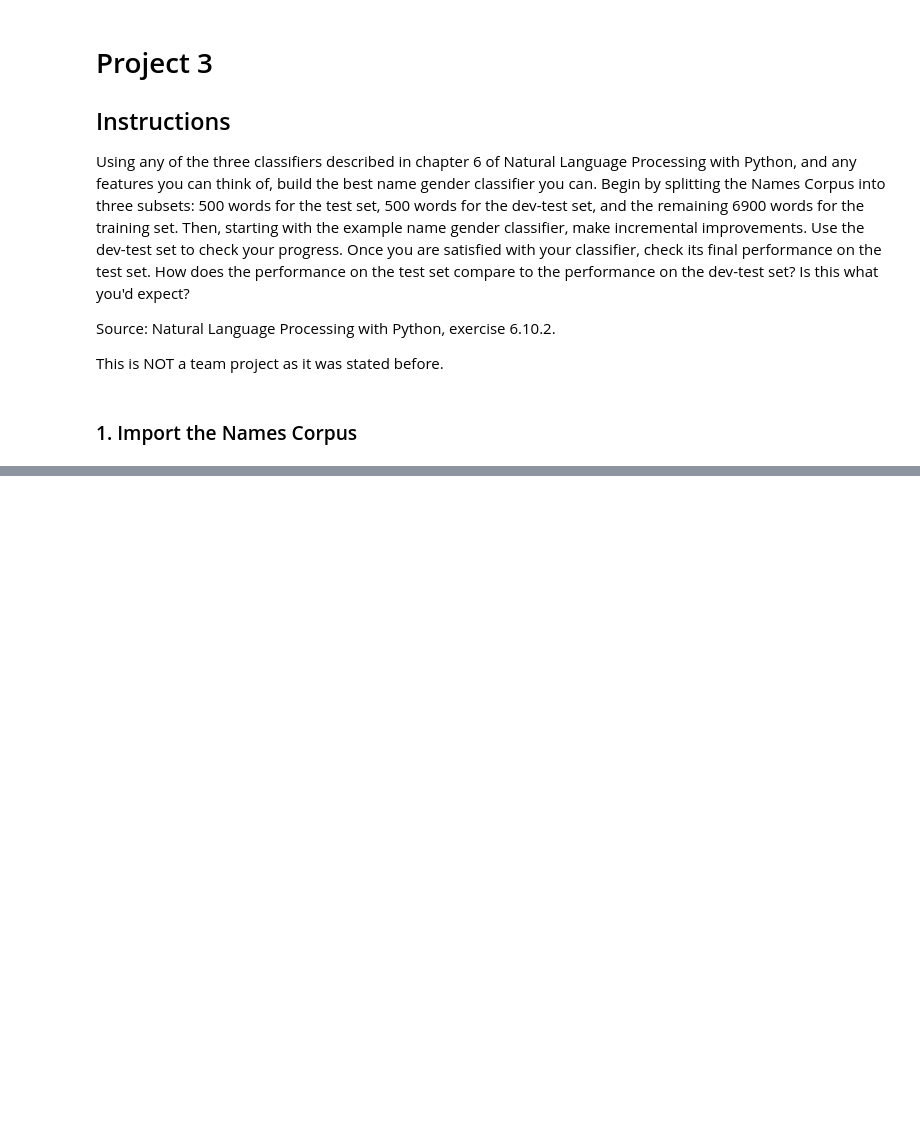
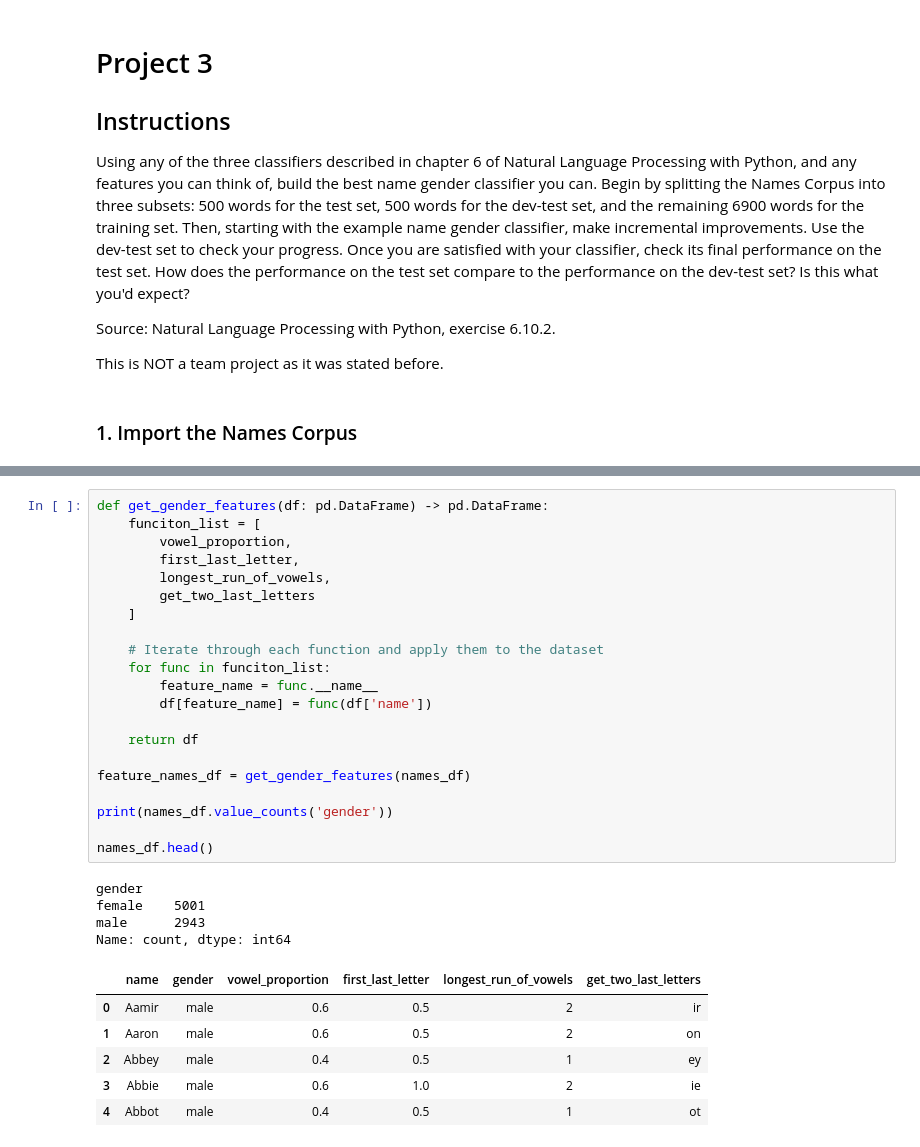
Before and after one commit to naomibuell/DATA620, a Jupyter notebook: project-3/project-3.ipynb, the cells around one changed output, grey strips where cells are left out. Drawn from its saved outputs; the diff is of its cells as text; blank space fills up the shorter version.

Commit message:
finished a quick first pass

```diff
--- a/project-3/project-3.ipynb
+++ b/project-3/project-3.ipynb
@@ -23,0 +110,32 @@ names = ([(name, 'male') for name in names.words('male.txt')] + [(name, 'female'
+# %%
+def get_gender_features(df: pd.DataFrame) -> pd.DataFrame:
+    funciton_list = [
+        vowel_proportion,
+        first_last_letter,
+        longest_run_of_vowels,
+        get_two_last_letters
+    ]
+
+    # Iterate through each function and apply them to the dataset
+    for func in funciton_list:
+        feature_name = func.__name__
+        df[feature_name] = func(df['name'])
+
+    return df
+
+feature_names_df = get_gender_features(names_df)
+
+print(names_df.value_counts('gender'))
+
+names_df.head()
+# %% [output]
+gender
+female    5001
+male      2943
+Name: count, dtype: int64
+|  | name | gender | vowel_proportion | first_last_letter | longest_run_of_vowels | get_two_last_letters |
+| 0 | Aamir | male | 0.6 | 0.5 | 2 | ir |
+| 1 | Aaron | male | 0.6 | 0.5 | 2 | on |
+| 2 | Abbey | male | 0.4 | 0.5 | 1 | ey |
+| 3 | Abbie | male | 0.6 | 1.0 | 2 | ie |
+| 4 | Abbot | male | 0.4 | 0.5 | 1 | ot |
```
Also changed, not shown: parts of 15 cells of this notebook.
